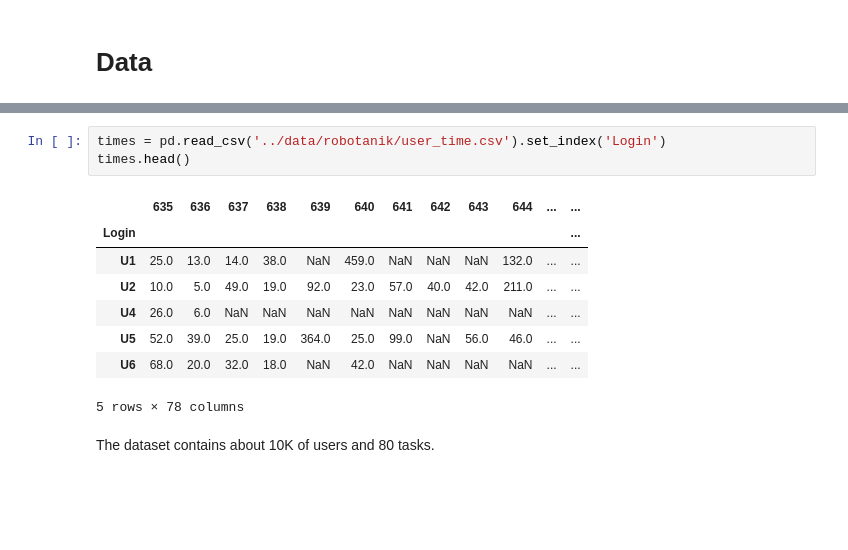
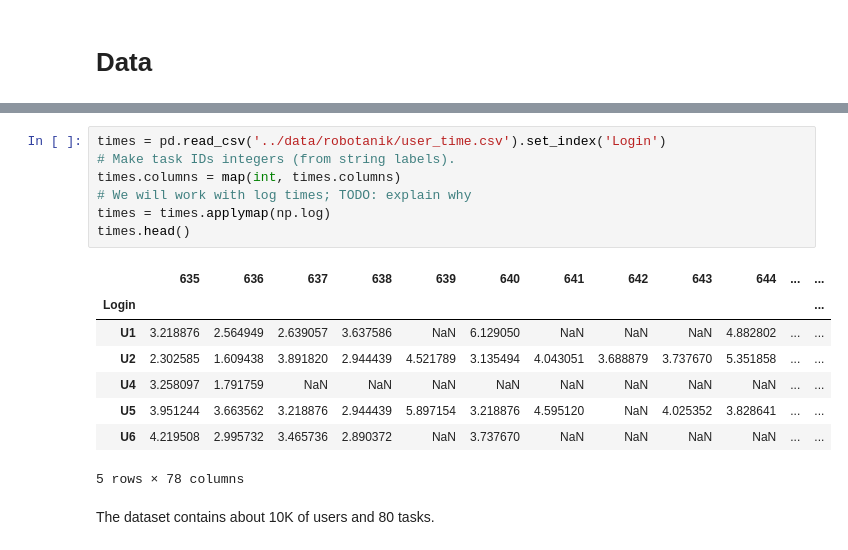
Before and after one commit to adaptive-learning/flocs-analyses, a Jupyter notebook: difficulty_classification/Difficulty Classification.ipynb, the cells around one changed output, grey strips where cells are left out. Drawn from its saved outputs; the diff is of its cells as text; blank space fills up the shorter version.

```diff
--- a/difficulty_classification/Difficulty Classification.ipynb
+++ b/difficulty_classification/Difficulty Classification.ipynb
@@ -35,18 +38,22 @@ ordering.head()
 | U5 | 1.0 | 2.0 | 3.0 | 4.0 | 16.0 | 5.0 | 15.0 | NaN | 11.0 | 13.0 | ... | ... |
 | U6 | 1.0 | 2.0 | 3.0 | 7.0 | NaN | 8.0 | NaN | NaN | NaN | NaN | ... | ... |
 5 rows × 78 columns
-# %%
-times = pd.read_csv('../data/robotanik/user_time.csv').set_index('Login')
-times.head()
-# %% [output]
-|  | 635 | 636 | 637 | 638 | 639 | 640 | 641 | 642 | 643 | 644 | ... | ... |
-| Login |  |  |  |  |  |  |  |  |  |  |  | ... |
-| U1 | 25.0 | 13.0 | 14.0 | 38.0 | NaN | 459.0 | NaN | NaN | NaN | 132.0 | ... | ... |
-| U2 | 10.0 | 5.0 | 49.0 | 19.0 | 92.0 | 23.0 | 57.0 | 40.0 | 42.0 | 211.0 | ... | ... |
-| U4 | 26.0 | 6.0 | NaN | NaN | NaN | NaN | NaN | NaN | NaN | NaN | ... | ... |
-| U5 | 52.0 | 39.0 | 25.0 | 19.0 | 364.0 | 25.0 | 99.0 | NaN | 56.0 | 46.0 | ... | ... |
-| U6 | 68.0 | 20.0 | 32.0 | 18.0 | NaN | 42.0 | NaN | NaN | NaN | NaN | ... | ... |
-5 rows × 78 columns
+# %%
+times = pd.read_csv('../data/robotanik/user_time.csv').set_index('Login')
+# Make task IDs integers (from string labels).
+times.columns = map(int, times.columns)
+# We will work with log times; TODO: explain why
+times = times.applymap(np.log)
+times.head()
+# %% [output]
+|  | 635 | 636 | 637 | 638 | 639 | 640 | 641 | 642 | 643 | 644 | ... | ... |
+| Login |  |  |  |  |  |  |  |  |  |  |  | ... |
+| U1 | 3.218876 | 2.564949 | 2.639057 | 3.637586 | NaN | 6.129050 | NaN | NaN | NaN | 4.882802 | ... | ... |
+| U2 | 2.302585 | 1.609438 | 3.891820 | 2.944439 | 4.521789 | 3.135494 | 4.043051 | 3.688879 | 3.737670 | 5.351858 | ... | ... |
+| U4 | 3.258097 | 1.791759 | NaN | NaN | NaN | NaN | NaN | NaN | NaN | NaN | ... | ... |
+| U5 | 3.951244 | 3.663562 | 3.218876 | 2.944439 | 5.897154 | 3.218876 | 4.595120 | NaN | 4.025352 | 3.828641 | ... | ... |
+| U6 | 4.219508 | 2.995732 | 3.465736 | 2.890372 | NaN | 3.737670 | NaN | NaN | NaN | NaN | ... | ... |
+5 rows × 78 columns
 # %% [markdown]
 The dataset contains about 10K of users and 80 tasks.
 # %%
```
Also changed, not shown: parts of 9 cells of this notebook.
